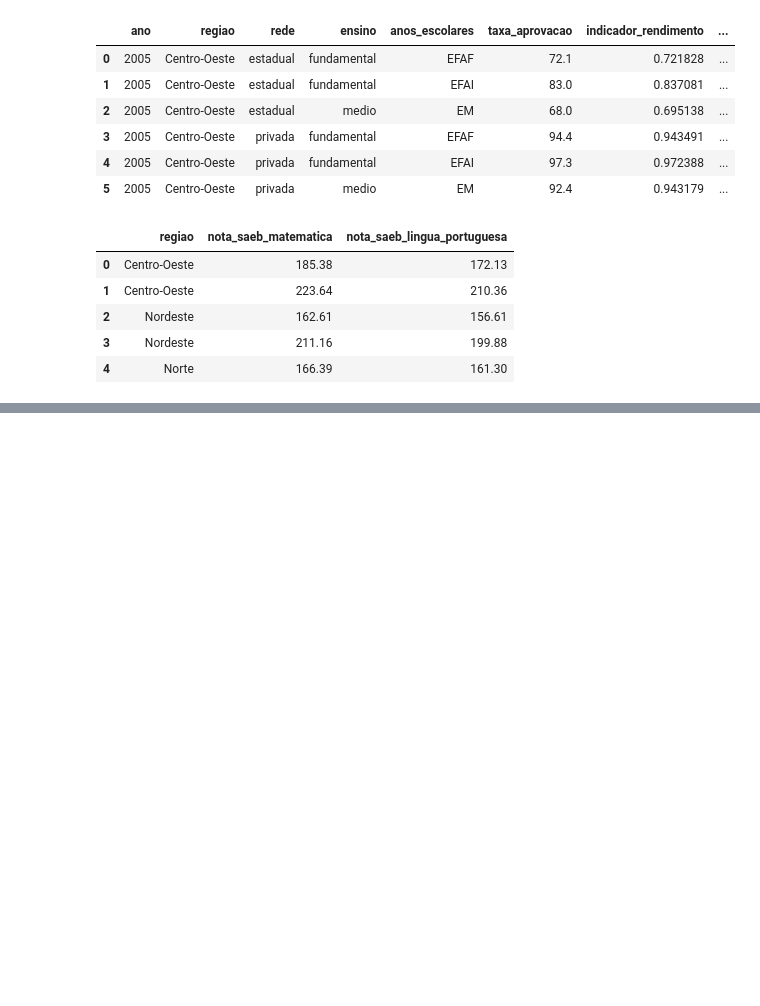
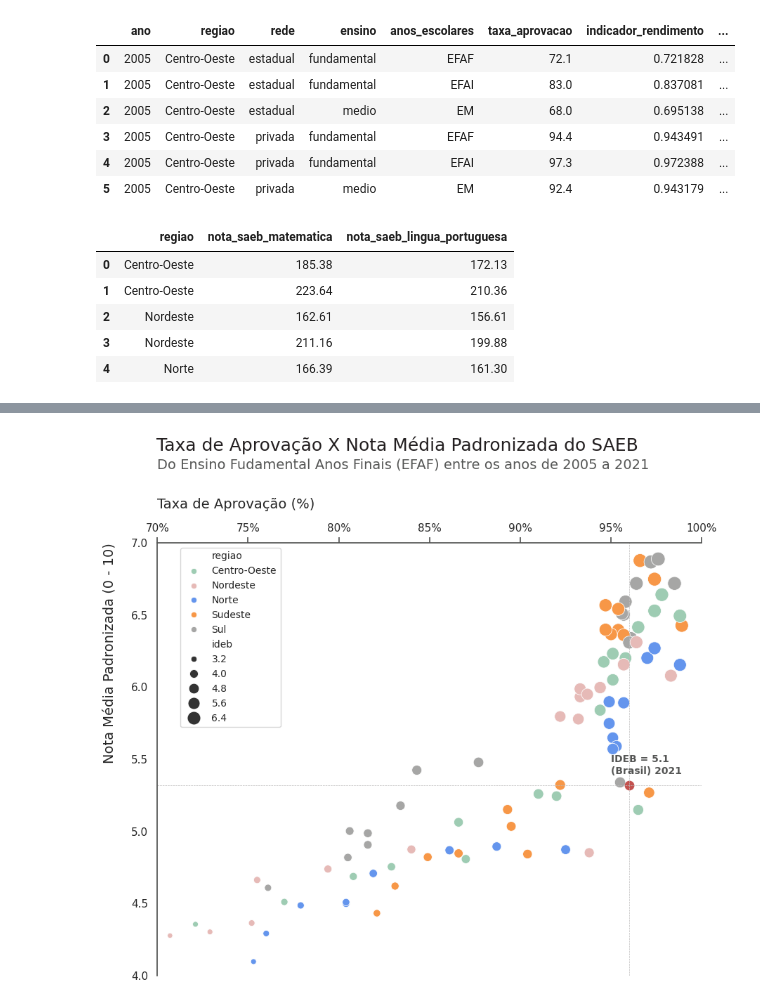
Before and after one commit to gabrieldorte/analise_dados_escolares, a Jupyter notebook: dados_escolares.ipynb, the cells around one changed output, grey strips where cells are left out. Saved outputs shown, nothing was run; the diff lists cells and outputs as text; code cells hidden in the pictures; blank space fills up the shorter version.

```diff
--- a/dados_escolares.ipynb
+++ b/dados_escolares.ipynb
@@ -71,0 +73,6 @@ plt.show()
+# %%
+#MODIFICANDO A BASE
+
+ideb_efaf = ideb.query("anos_escolares == 'EFAF'")[["regiao","taxa_aprovacao", "nota_saeb_media_padronizada", "ideb"]]
+ideb_efaf = ideb_efaf.reset_index(drop = True)
+ideb_efaf.head()
@@ -71,0 +86,30 @@ plt.show()
+# %%
+#Configurando o gráfico com parâmetros que potencializam a visualização dos dados
+
+fig, ax = plt.subplots(figsize=(10,8))
+cores = [VERDE3, VERMELHO2, AZUL3, LARANJA1, CINZA4]
+ax = sns.scatterplot(data = ideb_efaf, x ='taxa_aprovacao', y = 'nota_saeb_media_padronizada', hue = 'regiao', palette = cores, size = 'ideb', sizes = (10, 200))
+ax.scatter([96], [5.32], color=VERMELHO1, s=80)
+plt.axvline(x=96, color = CINZA5, linestyle='--', linewidth=0.5) # adicionando linhas de referência do IDEB nacional
+plt.axhline(y=5.32, color = CINZA5, linestyle='--', linewidth=0.5) # adicionando linhas de referência do IDEB nacional
+ax.text(95, 5.4, 'IDEB = 5.1\n(Brasil) 2021', color=CINZA3, fontsize=10, fontweight='bold')
+plt.suptitle('Taxa de Aprovação X Nota Média Padronizada do SAEB', size=18, color=CINZA1, ha = 'right', x = 0.81, y = 1.07)
+plt.title('Do Ensino Fudamental Anos Finais (EFAF) entre os anos de 2005 a 2021', fontsize=14, color=CINZA3, pad = 30, loc = "left")
+ax.legend(bbox_to_anchor=(71, 7), fontsize = 10, loc='upper left', bbox_transform=ax.transData)
+ax.xaxis.set_tick_params(labelsize=11, color = CINZA3)
+ax.yaxis.set_tick_params(labelsize=11, color = CINZA3)
+ax.set_xlim(70, 100)
+ax.set_ylim(4, 7)
+xticks = np.arange(70, 105, 5)
+yticks = np.arange(4, 7.5, 0.5)
+plt.setp(ax, xticks=xticks, xticklabels=[str(i)+'%' for i in xticks], yticks=yticks)
+ax.tick_params(top=True, bottom=False, labelbottom=False, labeltop=True)
+ax.xaxis.set_label_position('top')
+ax.set_xlabel('Taxa de Aprovação (%)', fontsize = 14, loc="left", labelpad = 15)
+ax.set_ylabel('Nota Média Padronizada (0 - 10)', fontsize = 14, loc="top", labelpad = 15)
+ax.spines[['right', "bottom"]].set_visible(False)
+ax.spines[['top', "left"]].set_color(CINZA3)
+
+plt.show()
+# %% [output]
+[figure, added]
```
Also changed, not shown: parts of 3 cells of this notebook.
